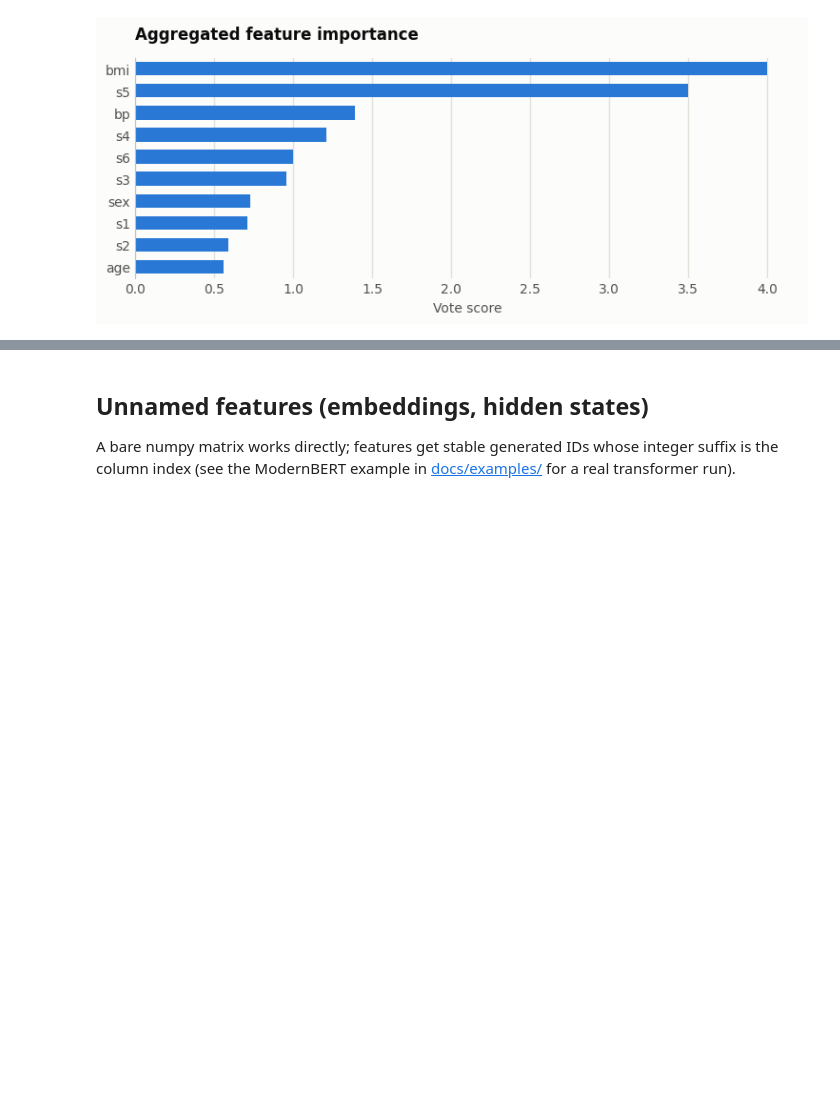
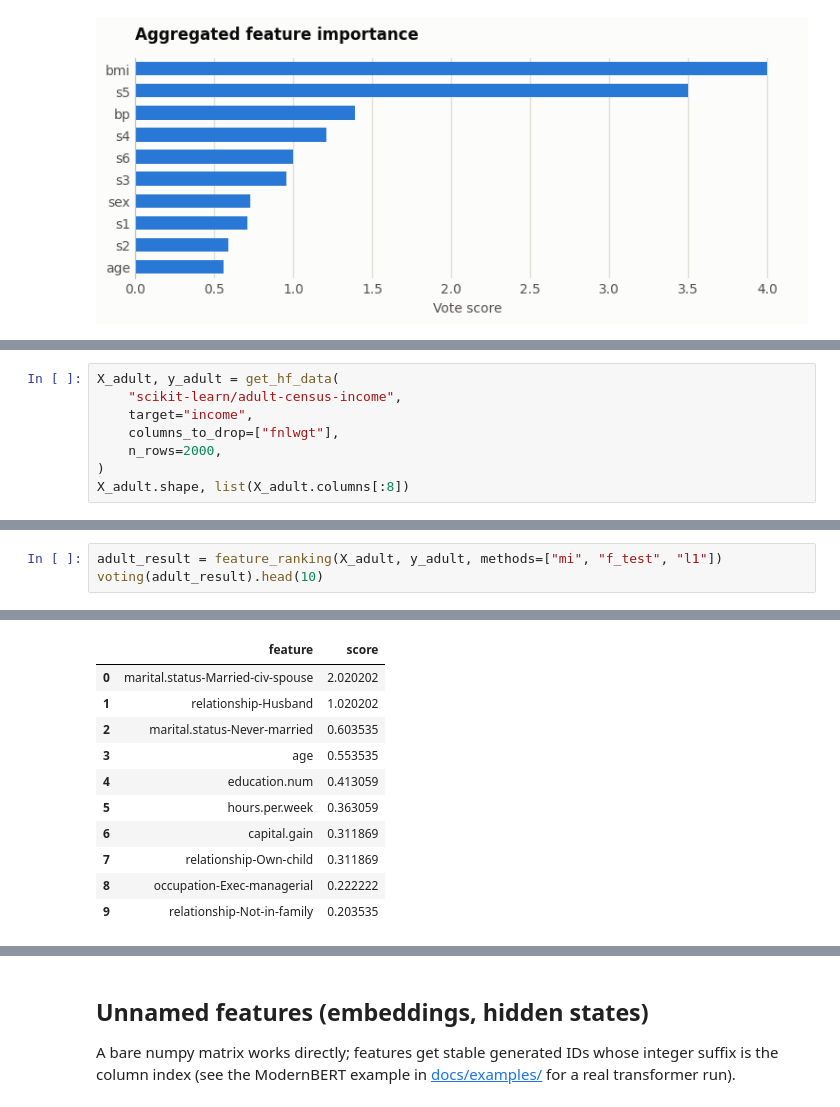
Before and after one commit to lhallee/featureranker, a Jupyter notebook: example_usage.ipynb, the cells around one changed output, grey strips where cells are left out. Saved outputs shown, nothing was run; the diff lists cells and outputs as text; blank space fills up the shorter version.

```diff
--- a/example_usage.ipynb
+++ b/example_usage.ipynb
@@ -123,0 +137,8 @@ Method l1 finished in 0.00 s.
+# %%
+X_adult, y_adult = get_hf_data(
+    "scikit-learn/adult-census-income",
+    target="income",
+    columns_to_drop=["fnlwgt"],
+    n_rows=2000,
+)
+X_adult.shape, list(X_adult.columns[:8])
@@ -123,0 +168,4 @@ Method l1 finished in 0.00 s.
+# %%
+adult_result = feature_ranking(X_adult, y_adult, methods=["mi", "f_test", "l1"])
+voting(adult_result).head(10)
+# %% [output]
@@ -123,0 +175,11 @@ Method l1 finished in 0.00 s.
+|  | feature | score |
+| 0 | marital.status-Married-civ-spouse | 2.020202 |
+| 1 | relationship-Husband | 1.020202 |
+| 2 | marital.status-Never-married | 0.603535 |
+| 3 | age | 0.553535 |
+| 4 | education.num | 0.413059 |
+| 5 | hours.per.week | 0.363059 |
+| 6 | capital.gain | 0.311869 |
+| 7 | relationship-Own-child | 0.311869 |
+| 8 | occupation-Exec-managerial | 0.222222 |
+| 9 | relationship-Not-in-family | 0.203535 |
```
Also changed, not shown: parts of 8 cells of this notebook, 14 other files.
